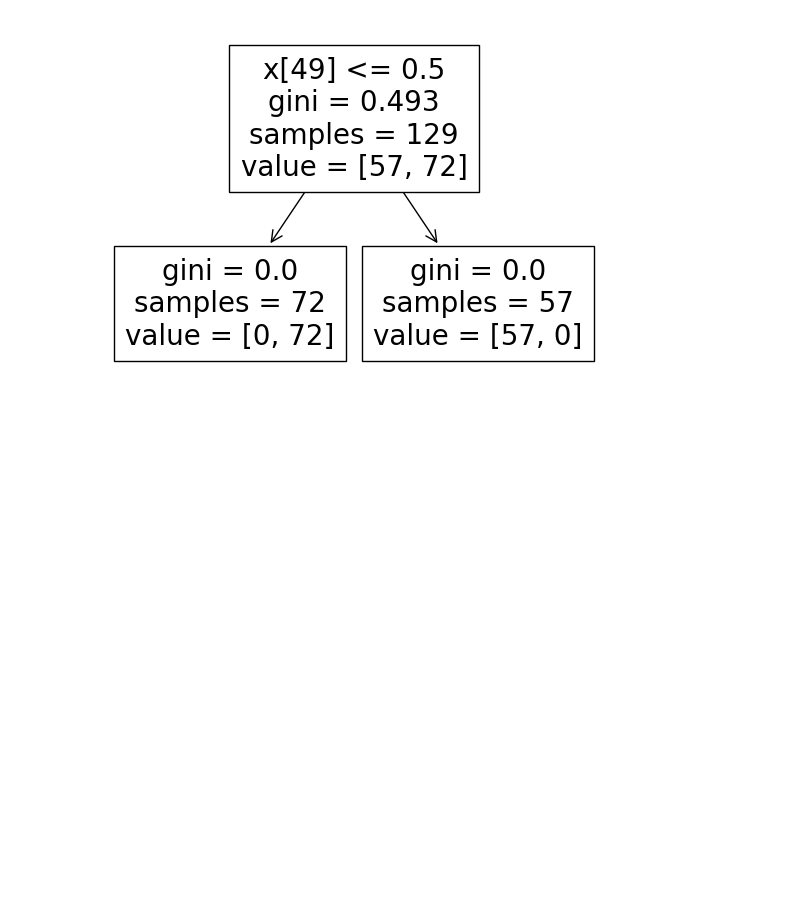
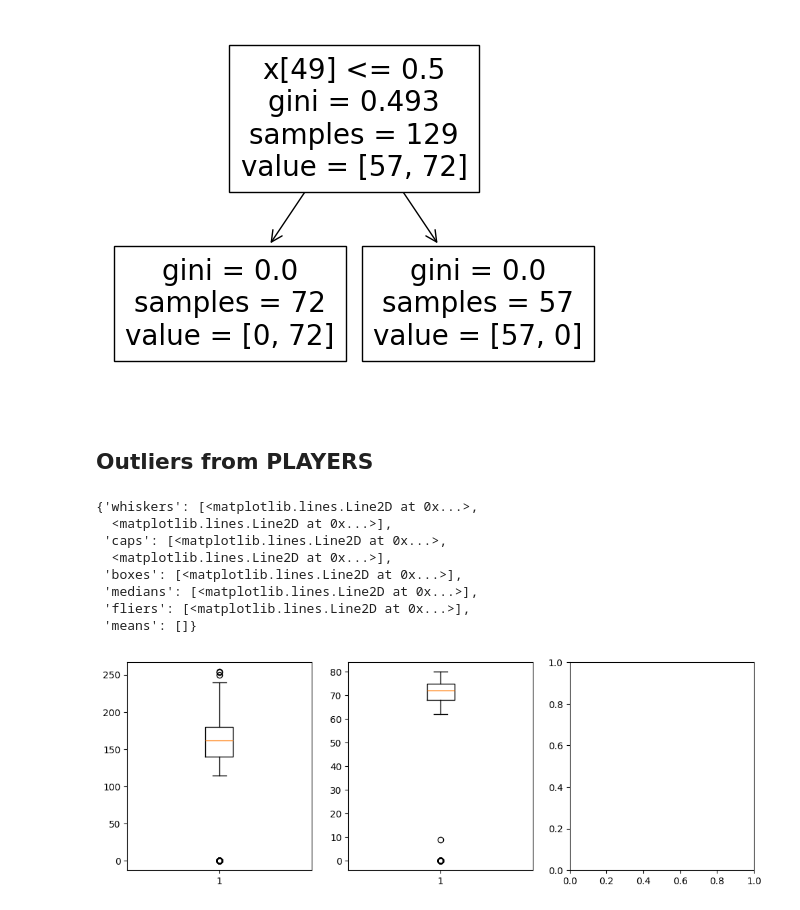
Before and after one commit to FranciscoMaldonado0/feup-ac, a Jupyter notebook: notebook.ipynb, the cells around one changed output. Drawn from its saved outputs; the diff is of its cells as text; code cells hidden in the pictures; blank space fills up the shorter version.

```diff
--- a/notebook.ipynb
+++ b/notebook.ipynb
@@ -64,3 +67,25 @@ tree.plot_tree(clf)
  Text(0.25, 0.25, 'gini = 0.0\nsamples = 72\nvalue = [0, 72]'),
  Text(0.75, 0.25, 'gini = 0.0\nsamples = 57\nvalue = [57, 0]')]
 [figure]
+# %% [markdown]
+## Outliers from PLAYERS
+# %%
+query = "SELECT * from players"
+
+df = pd.read_sql(query,connection)
+
+fig, axs = plt.subplots(1, 3, figsize=(12, 4))
+
+axs[0].boxplot(df["weight"])
+
+axs[1].boxplot(df["height"])
+# %% [output]
+{'whiskers': [<matplotlib.lines.Line2D at 0x...>,
+  <matplotlib.lines.Line2D at 0x...>],
+ 'caps': [<matplotlib.lines.Line2D at 0x...>,
+  <matplotlib.lines.Line2D at 0x...>],
+ 'boxes': [<matplotlib.lines.Line2D at 0x...>],
+ 'medians': [<matplotlib.lines.Line2D at 0x...>],
+ 'fliers': [<matplotlib.lines.Line2D at 0x...>],
+ 'means': []}
+[figure, added]
```
Also changed, not shown: parts of 3 cells of this notebook.
